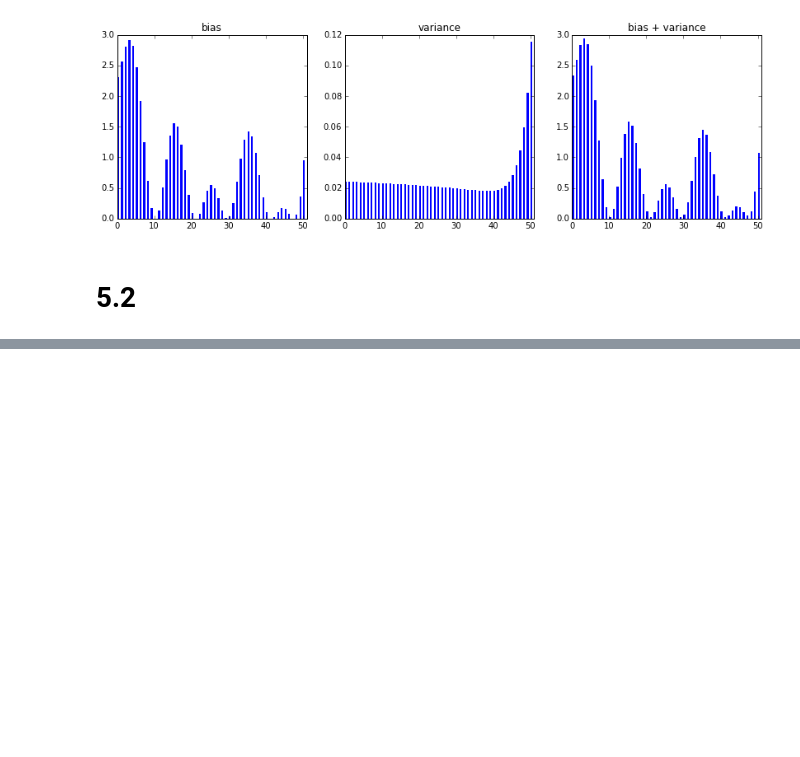
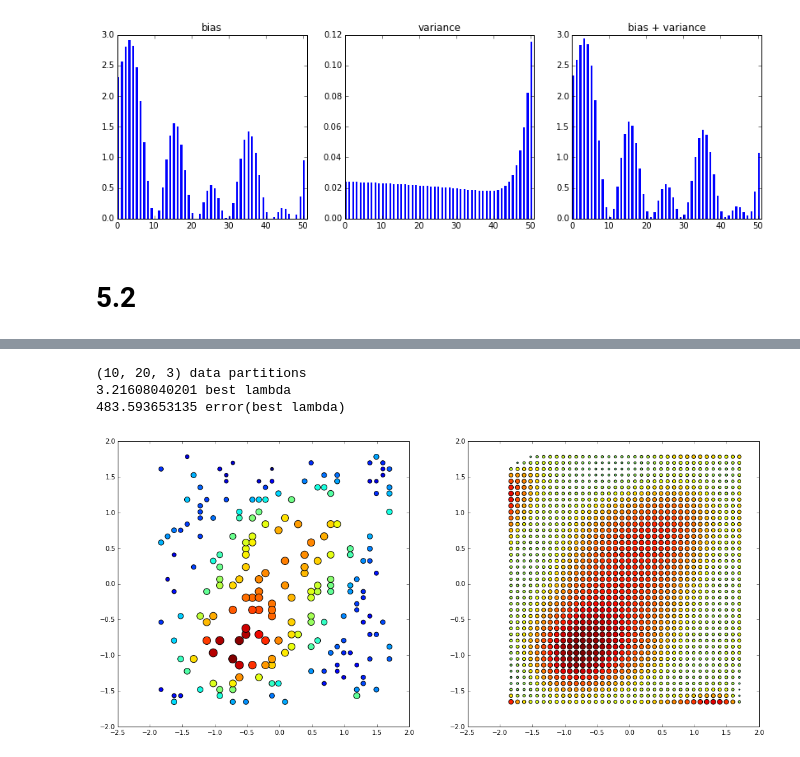
Before and after one commit to hielsnoppe/edu-mi1, a Jupyter notebook: ex5/sheet05.ipynb, the cells around one changed output, grey strips where cells are left out. Drawn from its saved outputs; the diff is of its cells as text; code cells hidden in the pictures; blank space fills up the shorter version.

```diff
--- a/ex5/sheet05.ipynb
+++ b/ex5/sheet05.ipynb
@@ -235,0 +257,52 @@ ex51d()
+# %%
+def ex52():
+    p = 10 # number of partitions for n-fold-crossvalidation
+    lambdas = np.linspace(0, 10, 200)
+    errors = []
+
+    data_parts = np.split(data, p)
+    print np.array(data_parts).shape, "data partitions"
+
+    for l in lambdas:
+        # perform n-fold cross validation
+        Es = []
+        for i in range(p):
+            model = Pipeline([('poly', PolynomialFeatures(degree=9)), ('ridge', Ridge(alpha=l))])
+
+            # train on Data\Data_i
+            train = list(data_parts)
+            test = train.pop(i)
+            train = np.vstack(train)
+            model.fit(train[:,:2], train[:,2])
+
+            # test on Data_i
+            Y = model.predict(test[:,:2])
+            E = np.sum( ((test[:,2] - Y)**2) /2. )
+            Es.append(E)
+        errors.append(np.mean(Es))
+
+    index_best = np.argmin(errors)
+    lambda_best = lambdas[index_best]
+    print lambda_best, "best lambda"
+    print errors[index_best], "error(best lambda)"
+
+    model = Pipeline([('poly', PolynomialFeatures(degree=9)), ('ridge', Ridge(alpha=lambda_best))])
+    model.fit(data[:,:2], data[:,2])
+    pp.figure(figsize=(18,8))
+
+    pp.subplot(1,2,1)
+    Y = model.predict(data[:,:2])
+    pp.scatter(data[:,0], data[:,1], s=Y*5, c=Y*5)
+
+    pp.subplot(1,2,2)
+    Y = model.predict(validation_data)
+    pp.scatter(validation_data[:,0], validation_data[:,1], s=Y*2, c=Y*2)
+
+    np.savetxt("validation_labels.txt", Y, delimiter=",", newline=",")
+
+ex52()
+# %% [output]
+(10, 20, 3) data partitions
+3.21608040201 best lambda
+483.593653135 error(best lambda)
+[figure, added]
```
Also changed, not shown: parts of 2 cells of this notebook.
